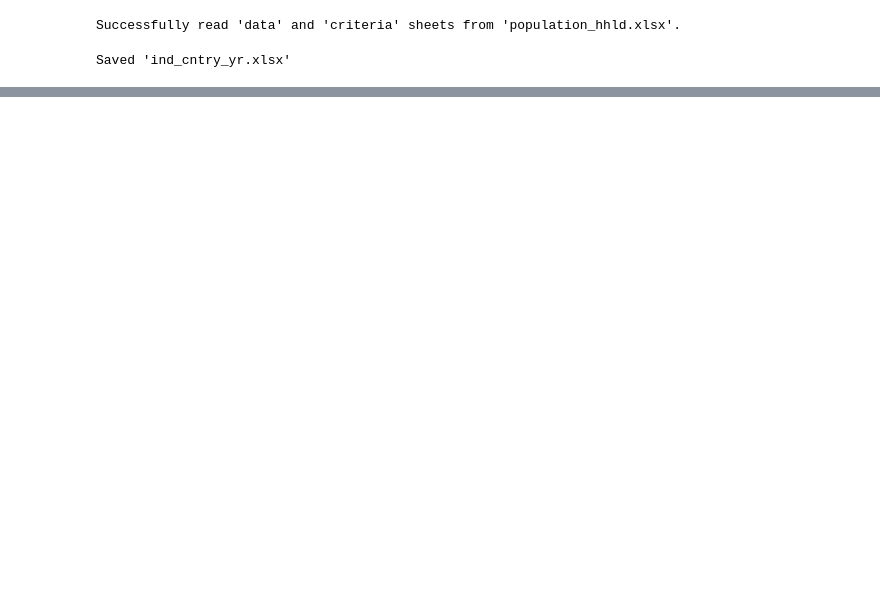
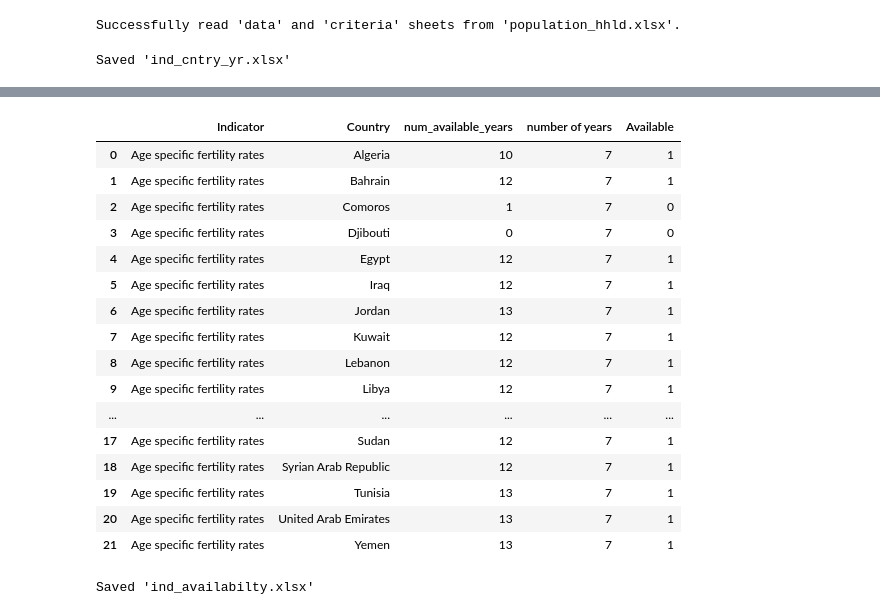
Before and after one commit to raffi1974/data-availability-static, a Jupyter notebook: data availability static charts.ipynb, the cells around one changed output, grey strips where cells are left out. Drawn from its saved outputs; the diff is of its cells as text; code cells hidden in the pictures; blank space fills up the shorter version.

```diff
--- a/data availability static charts.ipynb
+++ b/data availability static charts.ipynb
@@ -113,3 +115,23 @@ print("Saved 'ind_cntry.xlsx'")
+# %%
+ind_cntry[ind_cntry['Indicator']=='Age specific fertility rates']
+# %% [output]
+|  | Indicator | Country | num_available_years | number of years | Available |
+| 0 | Age specific fertility rates | Algeria | 10 | 7 | 1 |
+| 1 | Age specific fertility rates | Bahrain | 12 | 7 | 1 |
+| 2 | Age specific fertility rates | Comoros | 1 | 7 | 0 |
+| 3 | Age specific fertility rates | Djibouti | 0 | 7 | 0 |
+| 4 | Age specific fertility rates | Egypt | 12 | 7 | 1 |
+| 5 | Age specific fertility rates | Iraq | 12 | 7 | 1 |
+| 6 | Age specific fertility rates | Jordan | 13 | 7 | 1 |
+| 7 | Age specific fertility rates | Kuwait | 12 | 7 | 1 |
+| 8 | Age specific fertility rates | Lebanon | 12 | 7 | 1 |
+| 9 | Age specific fertility rates | Libya | 12 | 7 | 1 |
+| ... | ... | ... | ... | ... | ... |
+| 17 | Age specific fertility rates | Sudan | 12 | 7 | 1 |
+| 18 | Age specific fertility rates | Syrian Arab Republic | 12 | 7 | 1 |
+| 19 | Age specific fertility rates | Tunisia | 13 | 7 | 1 |
+| 20 | Age specific fertility rates | United Arab Emirates | 13 | 7 | 1 |
+| 21 | Age specific fertility rates | Yemen | 13 | 7 | 1 |
 # %%
 # 2.3: Create the ind_availabilty DataFrame (based on your step 5)
 
@@ -124,22 +146,5 @@ ind_availabilty['ind availabilty'] = (ind_availabilty['Available'] / total_count
 # Save the resulting DataFrame to an Excel file.
 ind_availabilty.to_excel("ind_availabilty.xlsx", index=False)
 print("Saved 'ind_availabilty.xlsx'")
-
-
-# 2.4: Create the cntry_availabilty DataFrame (based on your step 6)
-
-# Calculate the number of unique indicators.
-total_indicators = ind_cntry['Indicator'].nunique()
-
-# Group by Country and calculate the availability percentage.
-# This shows what percentage of required indicators are available for each country.
-cntry_availabilty = ind_cntry.groupby('Country')['Available'].sum().reset_index()
-cntry_availabilty['cntry availabilty'] = (cntry_availabilty['Available'] / total_indicators) * 100
-
-# Calculate the average availability across all countries.
-region_avg = cntry_availabilty['cntry availabilty'].mean()
-cntry_availabilty['region availabilty'] = region_avg
-
-# Save the resulting DataFrame to an Excel file.
-cntry_availabilty.to_excel("cntry_availabilty.xlsx", index=False)
-print("Saved 'cntry_availabilty.xlsx'")
+# %% [output]
+Saved 'ind_availabilty.xlsx'
```
Also changed, not shown: parts of 5 cells of this notebook.
